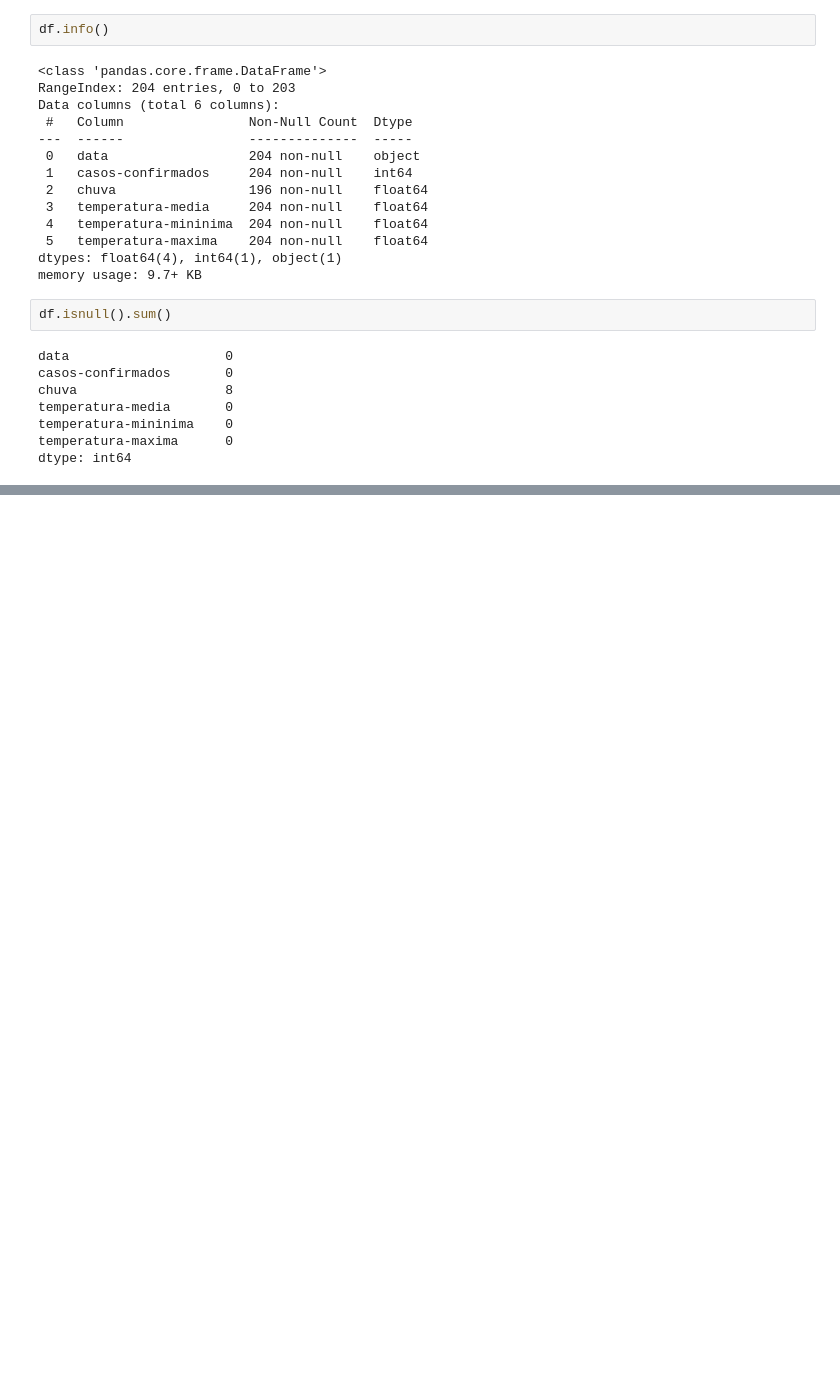
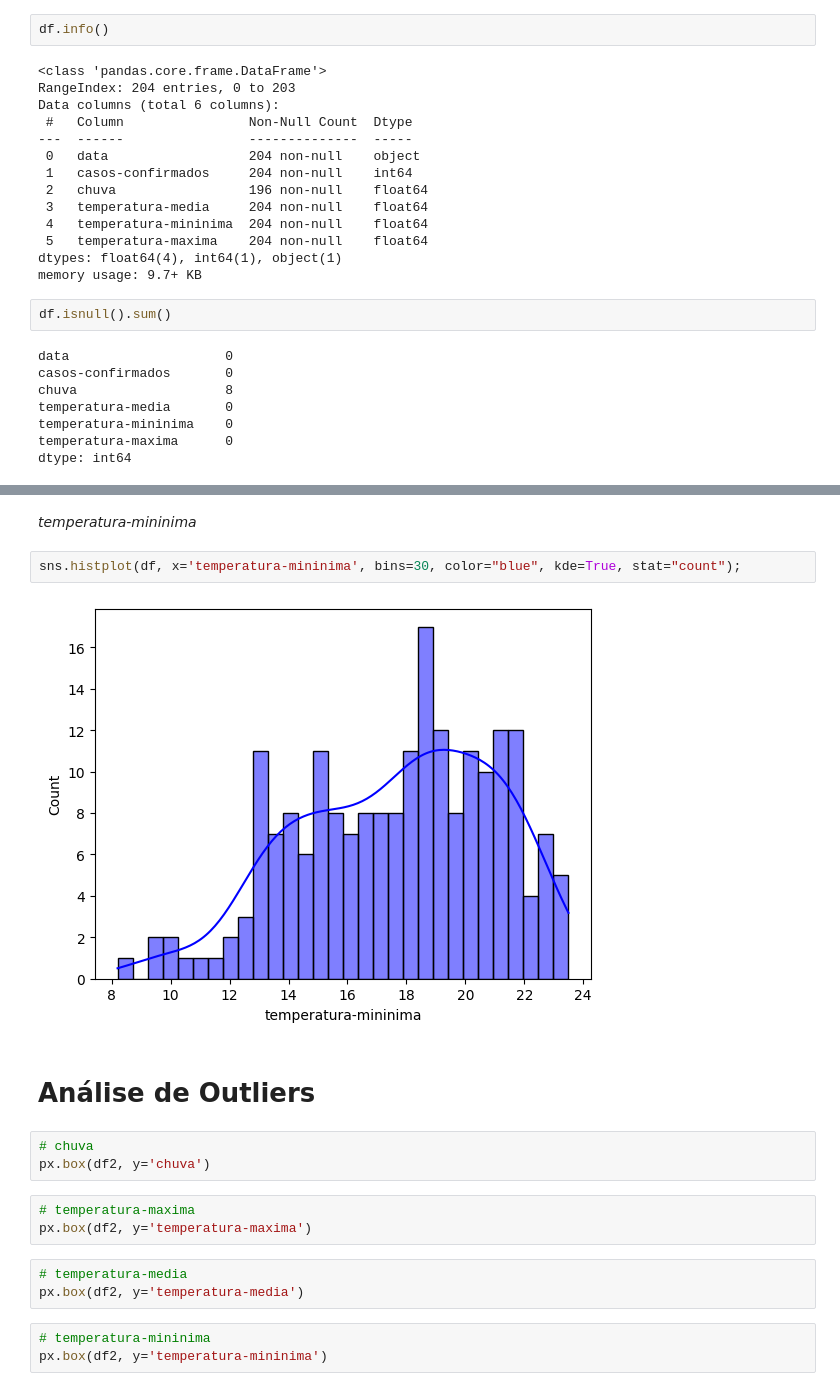
Before and after one commit to dev-gustavogs/ProjetoAida, a Jupyter notebook: main.ipynb, the cells around one changed output, grey strips where cells are left out. Cells and saved outputs as stored; diff of their text form; blank space fills up the shorter version.

```diff
--- a/main.ipynb
+++ b/main.ipynb
@@ -55,0 +100,20 @@ import seaborn as sn
+# %% [markdown]
+*temperatura-mininima*
+# %%
+sns.histplot(df, x='temperatura-mininima', bins=30, color="blue", kde=True, stat="count");
+# %% [output]
+[figure, added]
+# %% [markdown]
+# **Análise de Outliers**
+# %%
+# chuva
+px.box(df2, y='chuva')
+# %%
+# temperatura-maxima
+px.box(df2, y='temperatura-maxima')
+# %%
+# temperatura-media
+px.box(df2, y='temperatura-media')
+# %%
+# temperatura-mininima
+px.box(df2, y='temperatura-mininima')
```
Also changed, not shown: parts of 13 cells of this notebook.
